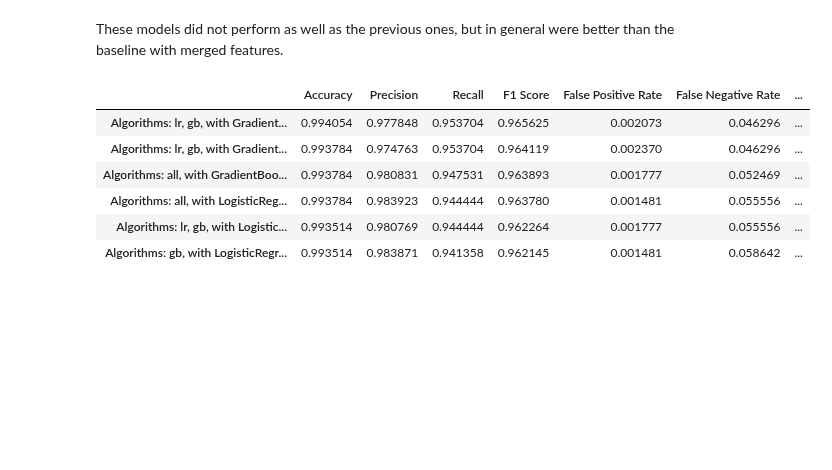
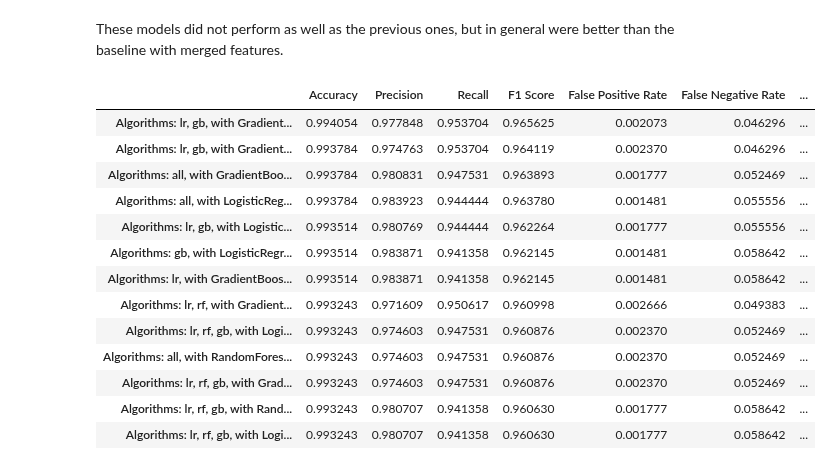
Before and after one commit to liakoyras/thesis-phishing-email-detection, a Jupyter notebook: Style and Content Classification.ipynb, the cells around one changed output. Cells and saved outputs as stored; diff of their text form; code cells hidden in the pictures; blank space fills up the shorter version.

```diff
--- a/Style and Content Classification.ipynb
+++ b/Style and Content Classification.ipynb
@@ -1187,12 +1329,19 @@ results_stacking_imbalanced_best = pd.concat([results_stacking_imbalanced_best,
 # %%
 results_stacking_imbalanced_full = pd.concat([results_stacking_imbalanced_full, results_stacking_imbalanced_merged])
 # %%
-results_stacking_imbalanced_best.sort_values(by=['F1 Score'], ascending = [False]).head(6)
+results_stacking_imbalanced_best.sort_values(by=['F1 Score'], ascending = [False]).head(13)
 # %% [output]
 |  | Accuracy | Precision | Recall | F1 Score | False Positive Rate | False Negative Rate | ... |
 | Algorithms: lr, gb, with Gradient... | 0.994054 | 0.977848 | 0.953704 | 0.965625 | 0.002073 | 0.046296 | ... |
 | Algorithms: lr, gb, with Gradient... | 0.993784 | 0.974763 | 0.953704 | 0.964119 | 0.002370 | 0.046296 | ... |
 | Algorithms: all, with GradientBoo... | 0.993784 | 0.980831 | 0.947531 | 0.963893 | 0.001777 | 0.052469 | ... |
 | Algorithms: all, with LogisticReg... | 0.993784 | 0.983923 | 0.944444 | 0.963780 | 0.001481 | 0.055556 | ... |
 | Algorithms: lr, gb, with Logistic... | 0.993514 | 0.980769 | 0.944444 | 0.962264 | 0.001777 | 0.055556 | ... |
 | Algorithms: gb, with LogisticRegr... | 0.993514 | 0.983871 | 0.941358 | 0.962145 | 0.001481 | 0.058642 | ... |
+| Algorithms: lr, with GradientBoos... | 0.993514 | 0.983871 | 0.941358 | 0.962145 | 0.001481 | 0.058642 | ... |
+| Algorithms: lr, rf, with Gradient... | 0.993243 | 0.971609 | 0.950617 | 0.960998 | 0.002666 | 0.049383 | ... |
+| Algorithms: lr, rf, gb, with Logi... | 0.993243 | 0.974603 | 0.947531 | 0.960876 | 0.002370 | 0.052469 | ... |
+| Algorithms: all, with RandomFores... | 0.993243 | 0.974603 | 0.947531 | 0.960876 | 0.002370 | 0.052469 | ... |
+| Algorithms: lr, rf, gb, with Grad... | 0.993243 | 0.974603 | 0.947531 | 0.960876 | 0.002370 | 0.052469 | ... |
+| Algorithms: lr, rf, gb, with Rand... | 0.993243 | 0.980707 | 0.941358 | 0.960630 | 0.001777 | 0.058642 | ... |
+| Algorithms: lr, rf, gb, with Logi... | 0.993243 | 0.980707 | 0.941358 | 0.960630 | 0.001777 | 0.058642 | ... |
```
Also changed, not shown: parts of 43 cells of this notebook.
